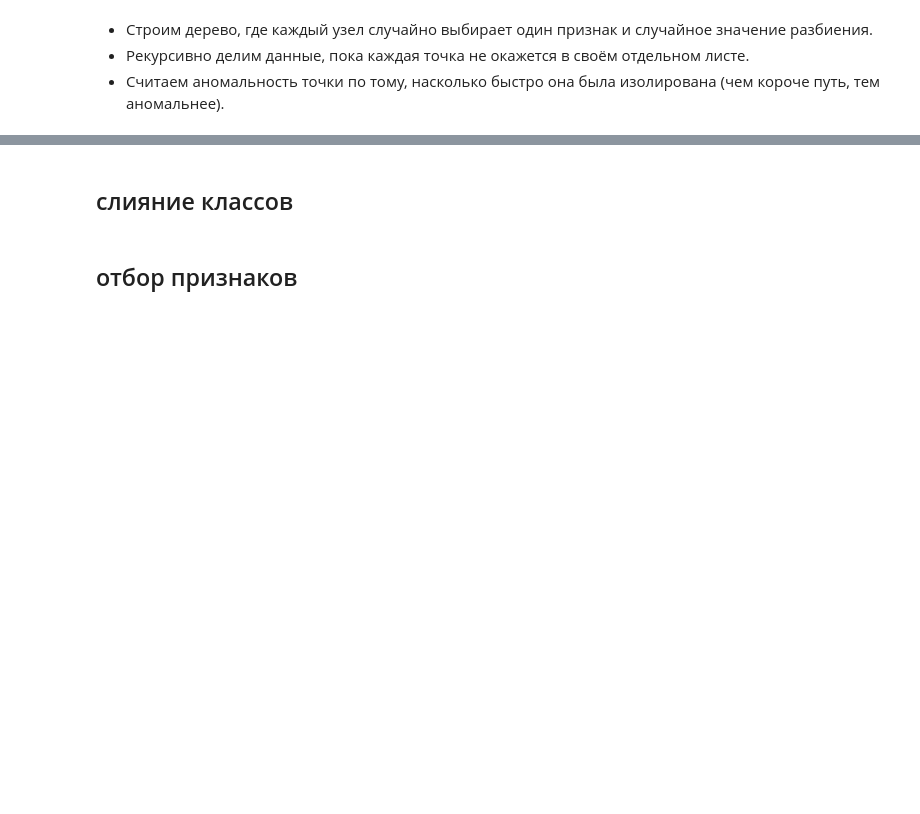
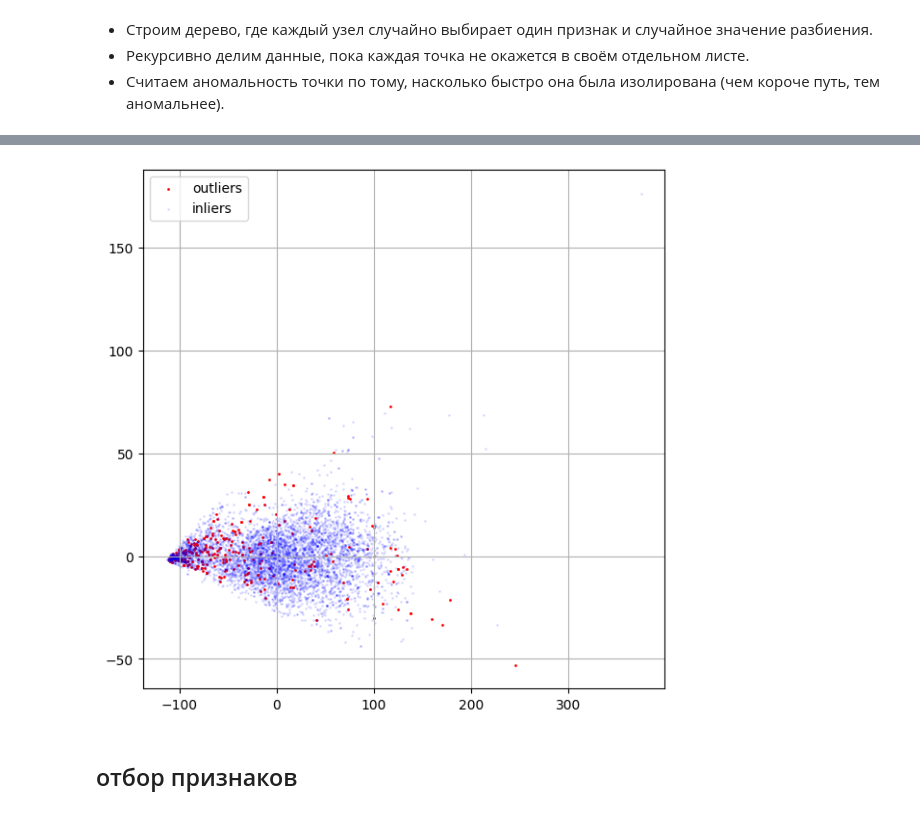
Before and after one commit to mechanoid5/ml_lectorium_2026_I, a Jupyter notebook: examples/04-eda/03-uci-wine-eda.ipynb, the cells around one changed output, grey strips where cells are left out. Drawn from its saved outputs; the diff is of its cells as text; code cells hidden in the pictures; blank space fills up the shorter version.

```diff
--- a/examples/04-eda/03-uci-wine-eda.ipynb
+++ b/examples/04-eda/03-uci-wine-eda.ipynb
@@ -307,6 +382,6 @@ https://habr.com/ru/companies/otus/articles/881086/
 from sklearn.ensemble import IsolationForest
 
 # 5% данных считаем аномальными
-df['is_anomaly'] = IsolationForest(contamination=0.1).fit_predict(df[cols_features])==-1
+df['is_anomaly'] = IsolationForest(contamination=0.05).fit_predict(df[cols_features])==-1
 # %%
 df.groupby(['target','is_anomaly'])[['id']].count()
@@ -317,8 +410,10 @@ display( X2.shape )
 # %%
 fig, ax = plt.subplots(figsize=(7,7))
-for c in [True,False]:
-    ax.scatter(X2[df['is_anomaly']==c, 0], X2[df['is_anomaly']==c, 1],s=1,label=f'{c}')
+ax.scatter(X2[df['is_anomaly'], 0], X2[df['is_anomaly'], 1],label='outliers',s=1,c='r')
+ax.scatter(X2[~df['is_anomaly'], 0], X2[~df['is_anomaly'], 1],label='inliers',s=1,c='b',alpha=0.1)
 ax.grid()
 ax.legend()
 plt.show()
+# %% [output]
+[figure, added]
 # %%
@@ -328,2 +422,0 @@ display( len(df),len(df_anom) )
-# %% [markdown]
-## слияние классов
```
Also changed, not shown: parts of 79 cells of this notebook.
